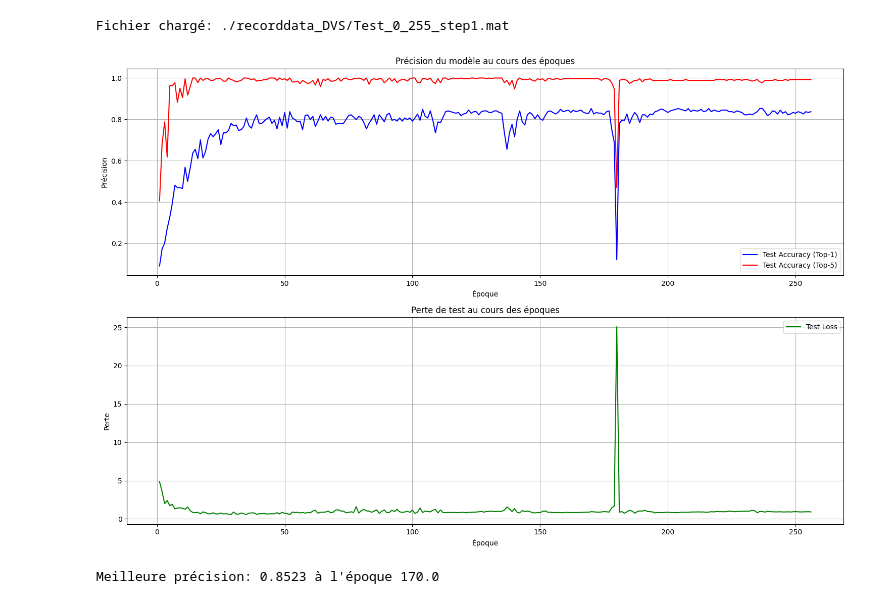
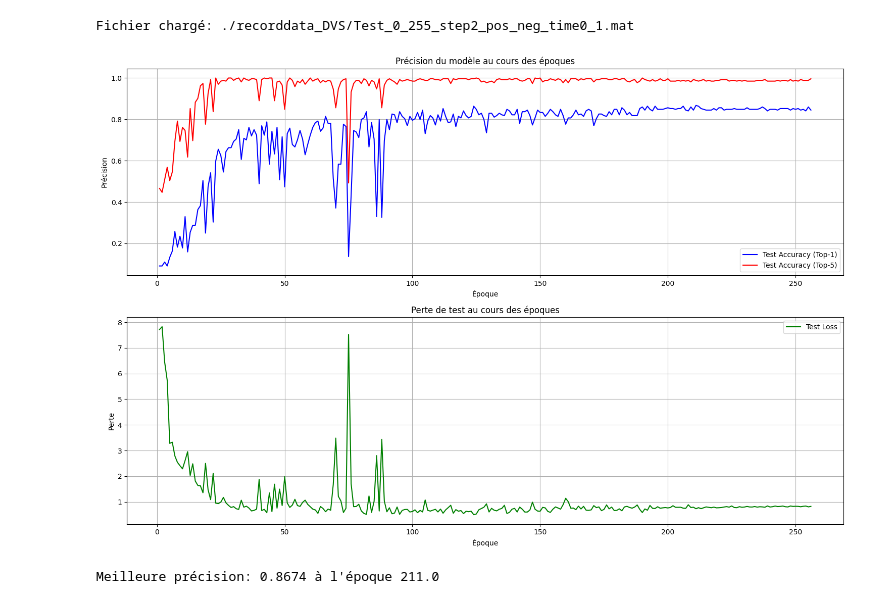
Before and after one commit to pqutc/BNN_Xperience, a Jupyter notebook: Xperience_time_window/Train_pos_neg_time0_1.ipynb, the cells around one changed output. Saved outputs shown, nothing was run; the diff lists cells and outputs as text; code cells hidden in the pictures.

```diff
--- a/Xperience_time_window/Train_pos_neg_time0_1.ipynb
+++ b/Xperience_time_window/Train_pos_neg_time0_1.ipynb
@@ -30,7 +30,7 @@ Weight_decay = 5e-6
 Momentum = 0.9
 Top_k = 5
 SENSOR_SIZE = (128, 128, 2)
-batch_size = 12
+batch_size = 64
 
 Dataset_path = '../data'
 Workers = 8
@@ -165,8 +278,2 @@ ValueError: axes don't match array
 # %%
 net = Reactnet(num_classes=Targetnum, imagenet=False)
-# %%
-#net = net.cuda()
-max_test_acc = 0.
-net.load_state_dict(torch.load(Savemodel_path + f'epoch{255}{Name_suffix}.h5'))
-max_test_acc = np.load(Savemodel_path + f'max_acc{Name_suffix}.npy')
-max_test_acc = max_test_acc.item()
@@ -329,7 +434,7 @@ from scipy.io import loadmat
 import os
 import glob
 
-def plot_learning_curves(record_path, name_suffix="_step2", top_k=5):
+def plot_learning_curves(record_path, name_suffix, top_k=5):
     """
     Visualise les courbes d'apprentissage à partir des fichiers .mat générés
     """
@@ -417,46 +522,38 @@ def plot_train_test_comparison(history, top_k=5, save_path=None):
     plt.title('Perte (Train vs Test)')
     plt.xlabel('Époque')
     plt.ylabel('Perte')
     plt.grid(True)
     plt.legend()
 
     plt.tight_layout()
 
     if save_path:
         plt.savefig(save_path)
 
     plt.show()
 
 def plot_learning_rate(history, save_path=None):
     """
     Visualise l'évolution du taux d'apprentissage
     """
     plt.figure(figsize=(10, 6))
     plt.plot(history['epochs'], history['learning_rates'], 'b-')
     plt.title("Évolution du taux d'apprentissag")
     plt.xlabel('Époque')
     plt.ylabel("Taux d'apprentissage")
     plt.grid(True)
 
     if save_path:
         plt.savefig(save_path)
 
     plt.show()
 
-# Exemple d'utilisation
-if __name__ == "__main__":
-    # Configuration selon les paramètres fournis
-    BEGIN_EPOCH = 0
-    MAX_EPOCH = 256
-    TOP_K = 5
-    NAME_SUFFIX = "_step1"
-    RECORD_PATH = './recorddata_DVS/'
-    SAVEMODEL_PATH = './savemodels_DVS/'
-
-    # 1. Visualiser à partir des fichiers .mat
-    max_acc, best_epoch = plot_learning_curves(RECORD_PATH, NAME_SUFFIX, TOP_K)
-    print(f"Meilleure précision: {max_acc:.4f} à l'époque {best_epoch}")
+BEGIN_EPOCH = 0
+MAX_EPOCH = 50
+TOP_K = 5
+max_acc, best_epoch = plot_learning_curves(Record_path, Name_suffix, TOP_K)
+print(f"Meilleure précision: {max_acc:.4f} à l'époque {best_epoch}")
 # %% [output]
-Fichier chargé: ./recorddata_DVS/Test_0_255_step1.mat
+Fichier chargé: ./recorddata_DVS/Test_0_255_step2_pos_neg_time0_1.mat
-[figure, old version]
+[figure, new version]
-Meilleure précision: 0.8523 à l'époque 170.0
+Meilleure précision: 0.8674 à l'époque 211.0
```
Also changed, not shown: parts of 17 cells of this notebook, 7 other files.
